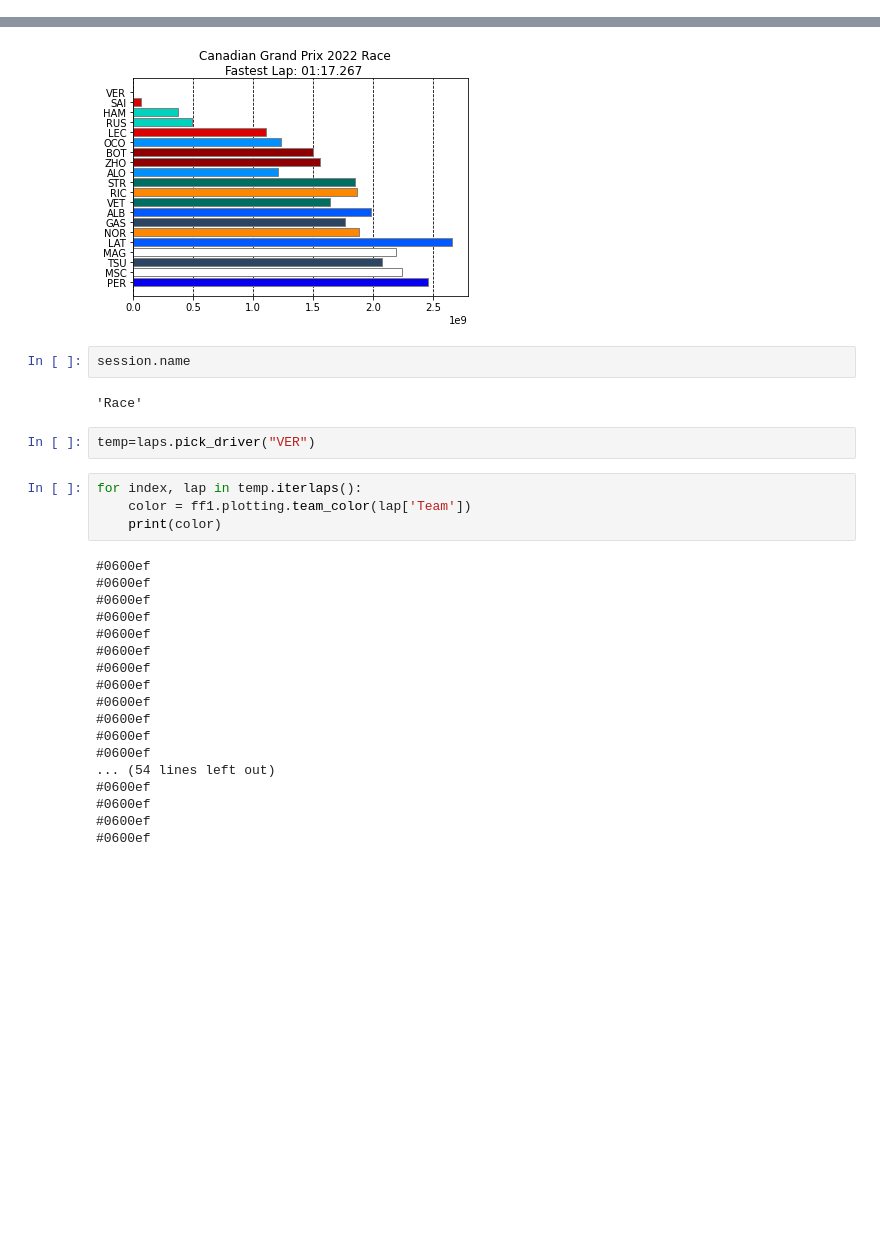
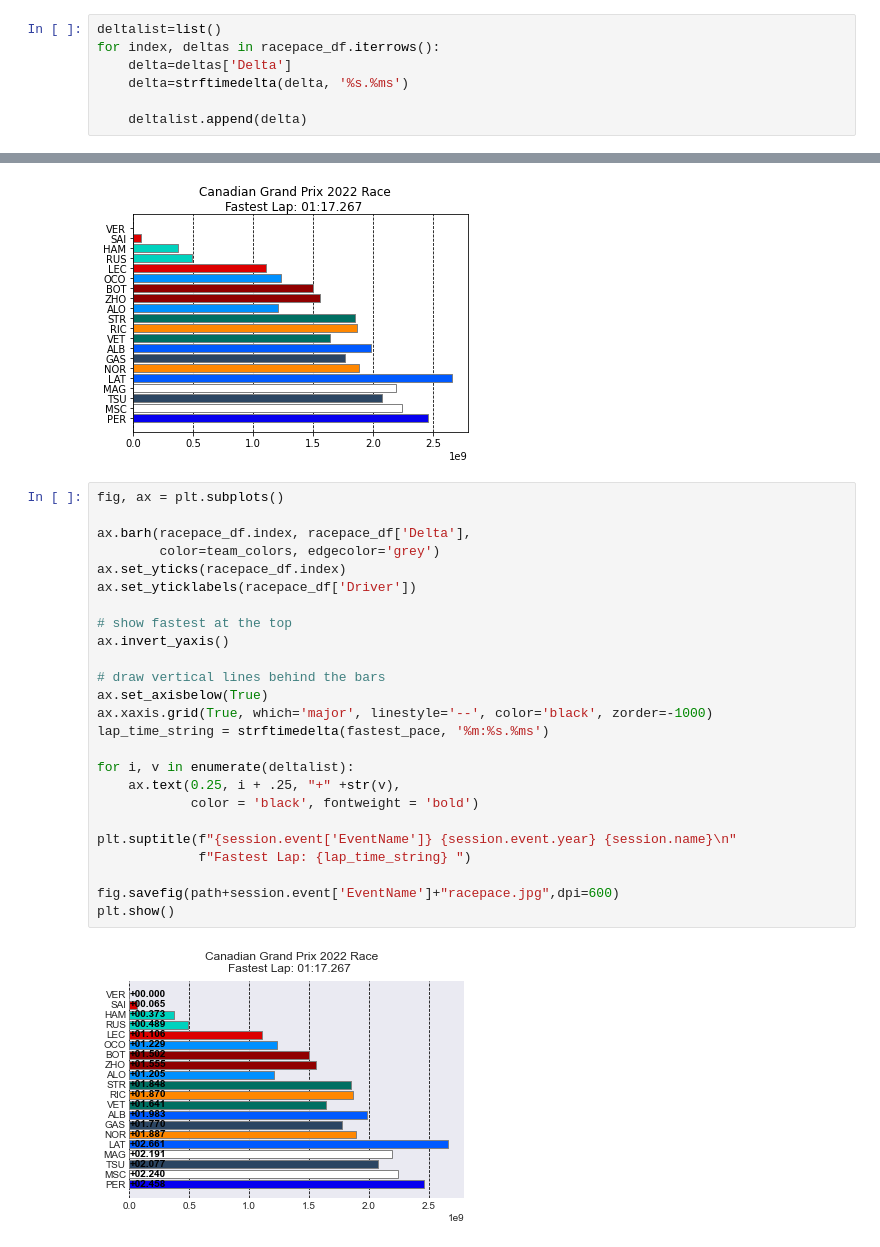
Before and after one commit to rajuptvs/F1-Analysis-and-Visualisations, a Jupyter notebook: racepace.ipynb, the cells around one changed output, grey strips where cells are left out. Cells and saved outputs as stored; diff of their text form; blank space fills up the shorter version.

Commit message:
racepace viz improvements

```diff
--- a/racepace.ipynb
+++ b/racepace.ipynb
@@ -384,6 +384,13 @@ racepace_df
 | 17 | TSU | 22 | 0 days 00:01:19.345170731 | AlphaTauri | #2b4562 | 0 days 00:00:02.077849303 |
 | 18 | MSC | 47 | 0 days 00:01:19.507533333 | Haas F1 Team | #ffffff | 0 days 00:00:02.240211905 |
 | 19 | PER | 11 | 0 days 00:01:19.725333333 | Red Bull Racing | #0600ef | 0 days 00:00:02.458011905 |
+# %%
+deltalist=list()
+for index, deltas in racepace_df.iterrows():
+    delta=deltas['Delta']
+    delta=strftimedelta(delta, '%s.%ms')
+
+    deltalist.append(delta)
 # %%
 fig, ax = plt.subplots()
 ax.barh(racepace_df.index, racepace_df['Delta'],
@@ -406,31 +413,30 @@ fig.savefig(path+session.event['EventName']+"racepace.jpg")
 plt.show()
 # %% [output]
 [figure]
-# %%
-session.name
-# %% [output]
-'Race'
-# %%
-temp=laps.pick_driver("VER")
-# %%
-for index, lap in temp.iterlaps():
-    color = ff1.plotting.team_color(lap['Team'])
-    print(color)
-# %% [output]
-#0600ef
-#0600ef
-#0600ef
-#0600ef
-#0600ef
-#0600ef
-#0600ef
-#0600ef
-#0600ef
-#0600ef
-#0600ef
-#0600ef
-... (54 lines left out)
-#0600ef
-#0600ef
-#0600ef
-#0600ef
+# %%
+fig, ax = plt.subplots()
+
+ax.barh(racepace_df.index, racepace_df['Delta'],
+        color=team_colors, edgecolor='grey')
+ax.set_yticks(racepace_df.index)
+ax.set_yticklabels(racepace_df['Driver'])
+
+# show fastest at the top
+ax.invert_yaxis()
+
+# draw vertical lines behind the bars
+ax.set_axisbelow(True)
+ax.xaxis.grid(True, which='major', linestyle='--', color='black', zorder=-1000)
+lap_time_string = strftimedelta(fastest_pace, '%m:%s.%ms')
+
+for i, v in enumerate(deltalist):
+    ax.text(0.25, i + .25, "+" +str(v),
+            color = 'black', fontweight = 'bold')
+
+plt.suptitle(f"{session.event['EventName']} {session.event.year} {session.name}\n"
+             f"Fastest Lap: {lap_time_string} ")
+
+fig.savefig(path+session.event['EventName']+"racepace.jpg",dpi=600)
+plt.show()
+# %% [output]
+[figure, added]
```
Also changed, not shown: parts of 2 cells of this notebook, 2 other files.
